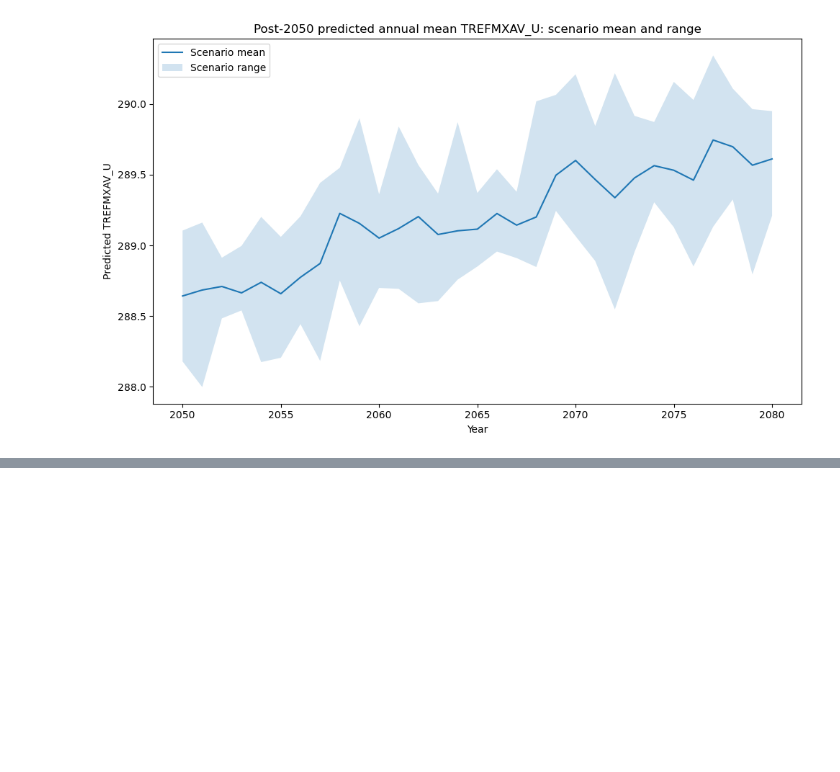
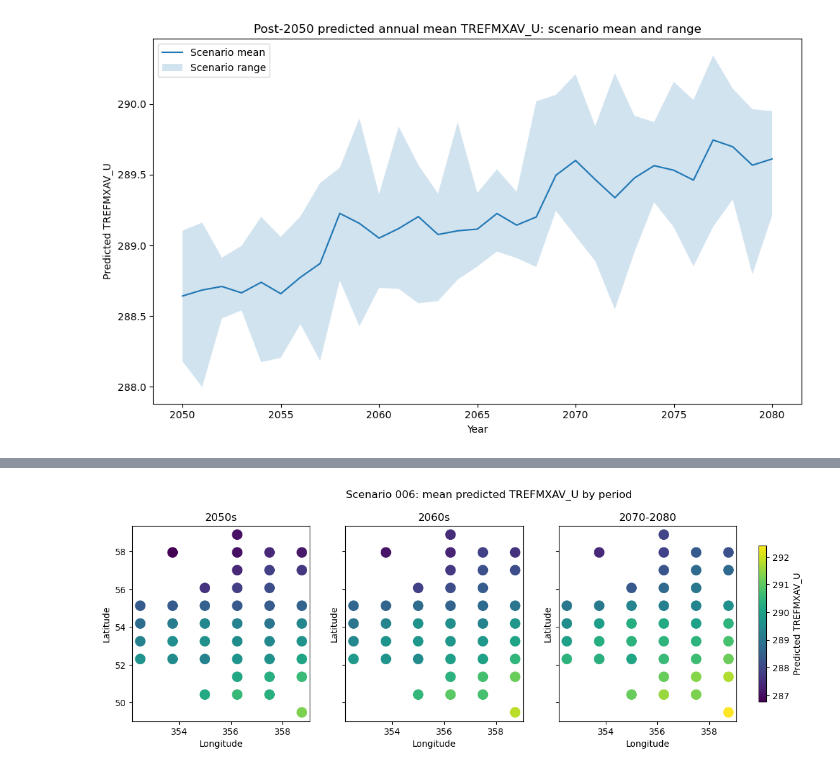
Before and after one commit to Jacob-DS-1/eds_project2, a Jupyter notebook: notebooks/04_post2050_predictions.ipynb, the cells around one changed output, grey strips where cells are left out. Cells and saved outputs as stored; diff of their text form; code cells hidden in the pictures; blank space fills up the shorter version.

Commit message:
Add spatial mapping analysis of post-2050 TREFMXAV_U predictions

```diff
--- a/notebooks/04_post2050_predictions.ipynb
+++ b/notebooks/04_post2050_predictions.ipynb
@@ -246,0 +250,4 @@ plt.show()
+# %%
+scenario6 = post2050[post2050["scenario"].astype(str).isin(["006", "6"])].copy()
+print(scenario6.shape)
+scenario6.head()
@@ -246,0 +282,12 @@ plt.show()
+# %%
+# Aggregate to spatial mean by period
+
+spatial_period = (
+    scenario6
+    .dropna(subset=["period"])
+    .groupby(["period", "lat", "lon"])["pred_TREFMXAV_U"]
+    .mean()
+    .reset_index()
+)
+
+spatial_period.head()
@@ -246,0 +301,30 @@ plt.show()
+# %%
+periods = ["2050s", "2060s", "2070-2080"]
+
+vmin = spatial_period["pred_TREFMXAV_U"].min()
+vmax = spatial_period["pred_TREFMXAV_U"].max()
+
+fig, axes = plt.subplots(1, 3, figsize=(15, 4), sharex=True, sharey=True)
+
+for ax, period in zip(axes, periods):
+    dfp = spatial_period[spatial_period["period"]==period]
+
+    sc = ax.scatter(
+        dfp["lon"],
+        dfp["lat"],
+        c=dfp["pred_TREFMXAV_U"],
+        s=120,
+        vmin=vmin,
+        vmax=vmax
+    )
+
+    ax.set_title(period)
+    ax.set_xlabel("Longitude")
+    ax.set_ylabel("Latitude")
+
+fig.colorbar(sc, ax=axes, label="Predicted TREFMXAV_U", shrink=0.8, pad=0.03)
+
+fig.suptitle("Scenario 006: mean predicted TREFMXAV_U by period", y=1.02)
+plt.show()
+# %% [output]
+[figure, added]
```
Also changed, not shown: parts of 11 cells of this notebook.
